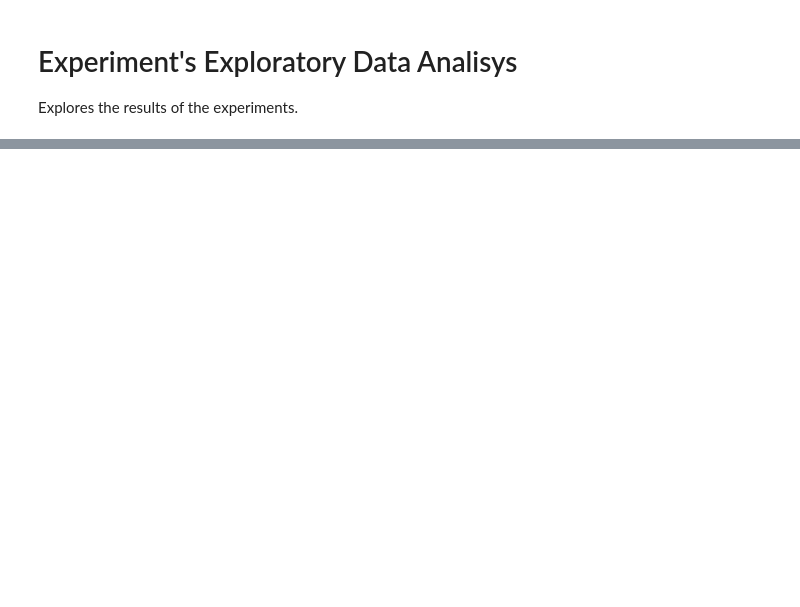
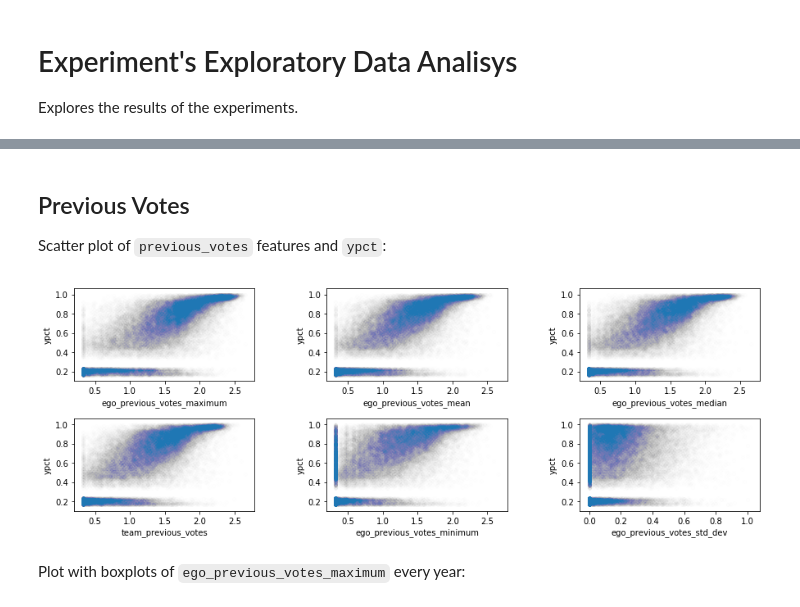
Before and after one commit to code-energy/teamspector, a Jupyter notebook: visualizations/eda-experiment.ipynb, the cells around one changed output, grey strips where cells are left out. Saved outputs shown, nothing was run; the diff lists cells and outputs as text; code cells hidden in the pictures; blank space fills up the shorter version.

```diff
--- a/visualizations/eda-experiment.ipynb
+++ b/visualizations/eda-experiment.ipynb
@@ -33,0 +38,22 @@ Name: ypct, dtype: float64
+# %% [markdown]
+## Previous Votes
+
+Scatter plot of `previous_votes` features and `ypct`:
+# %%
+f = ['ego_previous_votes_maximum',
+'ego_previous_votes_mean',
+'ego_previous_votes_median',
+'team_previous_votes',
+'ego_previous_votes_minimum',
+'ego_previous_votes_std_dev',
+'ypct', 'year']
+dfx = df[f]
+fig, axes = plt.subplots(nrows=2, ncols=3, figsize=(15,5))
+fig.subplots_adjust(hspace=0.4, wspace=0.4)
+for i, x in enumerate(f[:-2]):
+    index = (0 if i < 3 else 1), (i if i < 3 else i-3)
+    dfx.plot.scatter(ax=axes[index], x=x, y='ypct', alpha=0.003)
+# %% [output]
+[figure, added]
+# %% [markdown]
+Plot with boxplots of `ego_previous_votes_maximum` every year:
```
Also changed, not shown: parts of 3 cells of this notebook.
